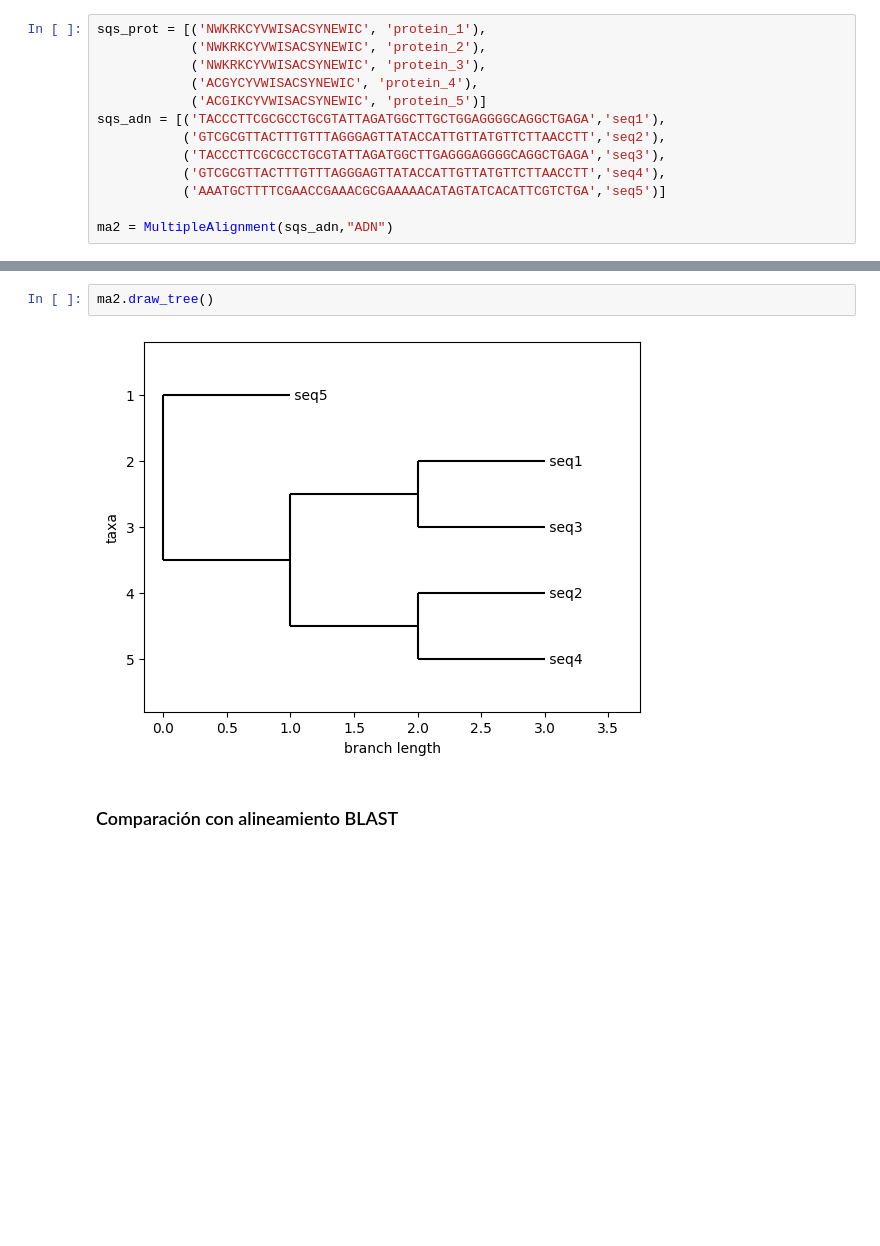
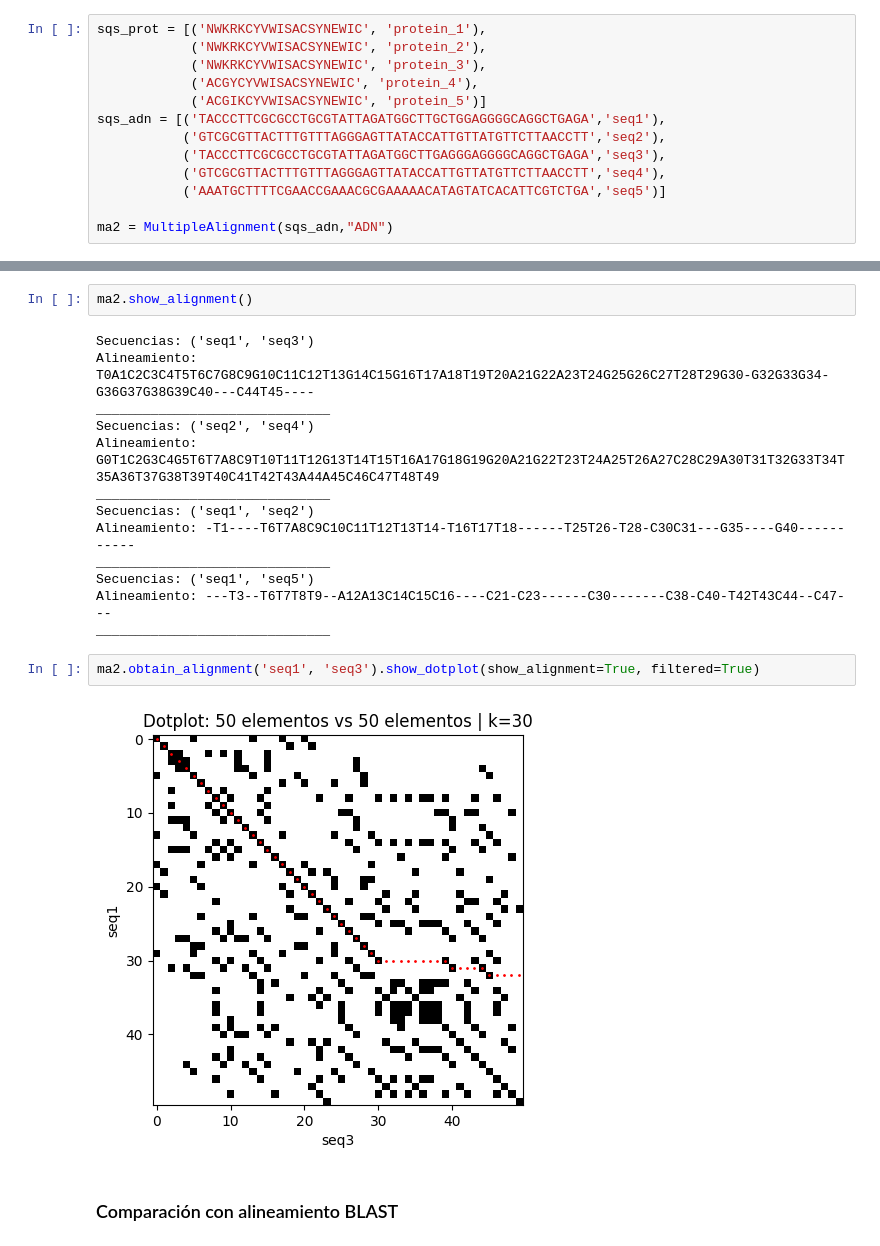
Before and after one commit to agusscarmu/Advanced_Bioinformatic, a Jupyter notebook: TP2.ipynb, the cells around one changed output, grey strips where cells are left out. Drawn from its saved outputs; the diff is of its cells as text; blank space fills up the shorter version.

```diff
--- a/TP2.ipynb
+++ b/TP2.ipynb
@@ -581,7 +667,22 @@ ma2 = MultipleAlignment(sqs_adn,"ADN")
 # %%
-ma2.draw_tree()
+ma2.show_alignment()
 # %% [output]
-[figure, removed]
+Secuencias: ('seq1', 'seq3')
+Alineamiento: T0A1C2C3C4T5T6C7G8C9G10C11C12T13G14C15G16T17A18T19T20A21G22A23T24G25G26C27T28T29G30-G32G33G34-G36G37G38G39C40---C44T45----
+______________________________
+Secuencias: ('seq2', 'seq4')
+Alineamiento: G0T1C2G3C4G5T6T7A8C9T10T11T12G13T14T15T16A17G18G19G20A21G22T23T24A25T26A27C28C29A30T31T32G33T34T35A36T37G38T39T40C41T42T43A44A45C46C47T48T49
+______________________________
+Secuencias: ('seq1', 'seq2')
+Alineamiento: -T1----T6T7A8C9C10C11T12T13T14-T16T17T18------T25T26-T28-C30C31---G35----G40-----------
+______________________________
+Secuencias: ('seq1', 'seq5')
+Alineamiento: ---T3--T6T7T8T9--A12A13C14C15C16----C21-C23------C30-------C38-C40-T42T43C44--C47---
+______________________________
+# %%
+ma2.obtain_alignment('seq1', 'seq3').show_dotplot(show_alignment=True, filtered=True)
+# %% [output]
+[figure, added]
 # %% [markdown]
 ### Comparación con alineamiento BLAST
 # %%
```
Also changed, not shown: parts of 14 cells of this notebook.
